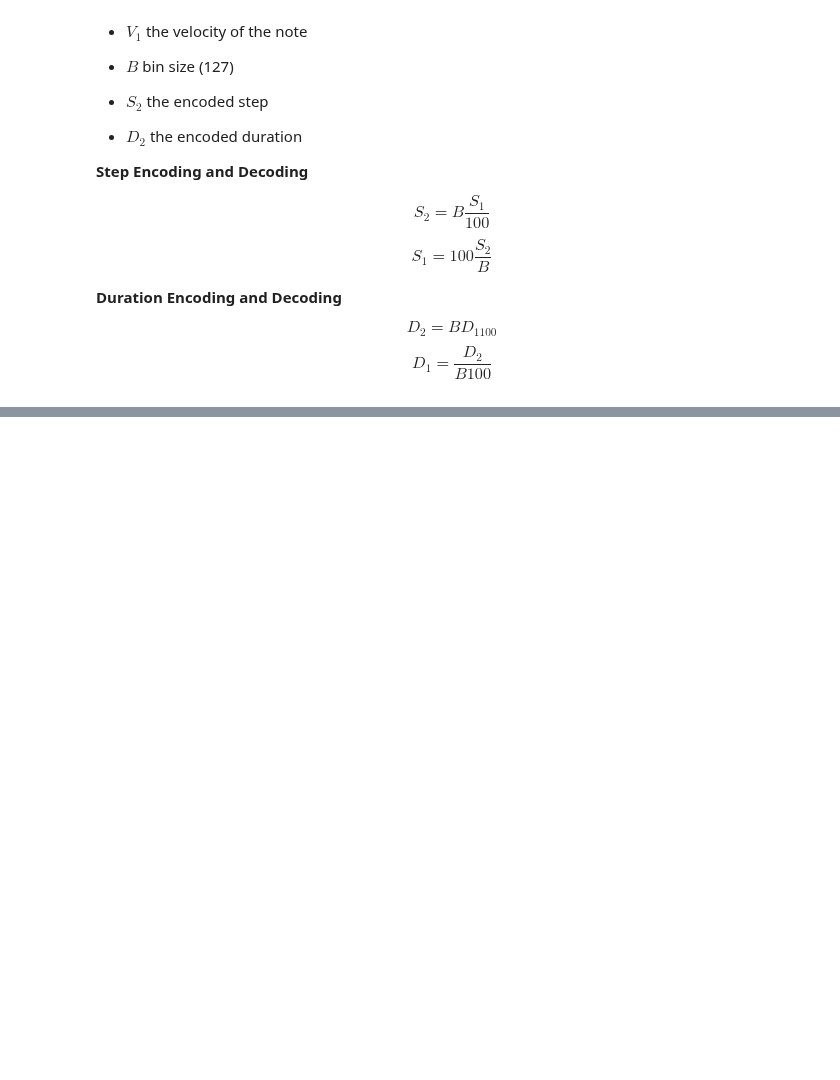
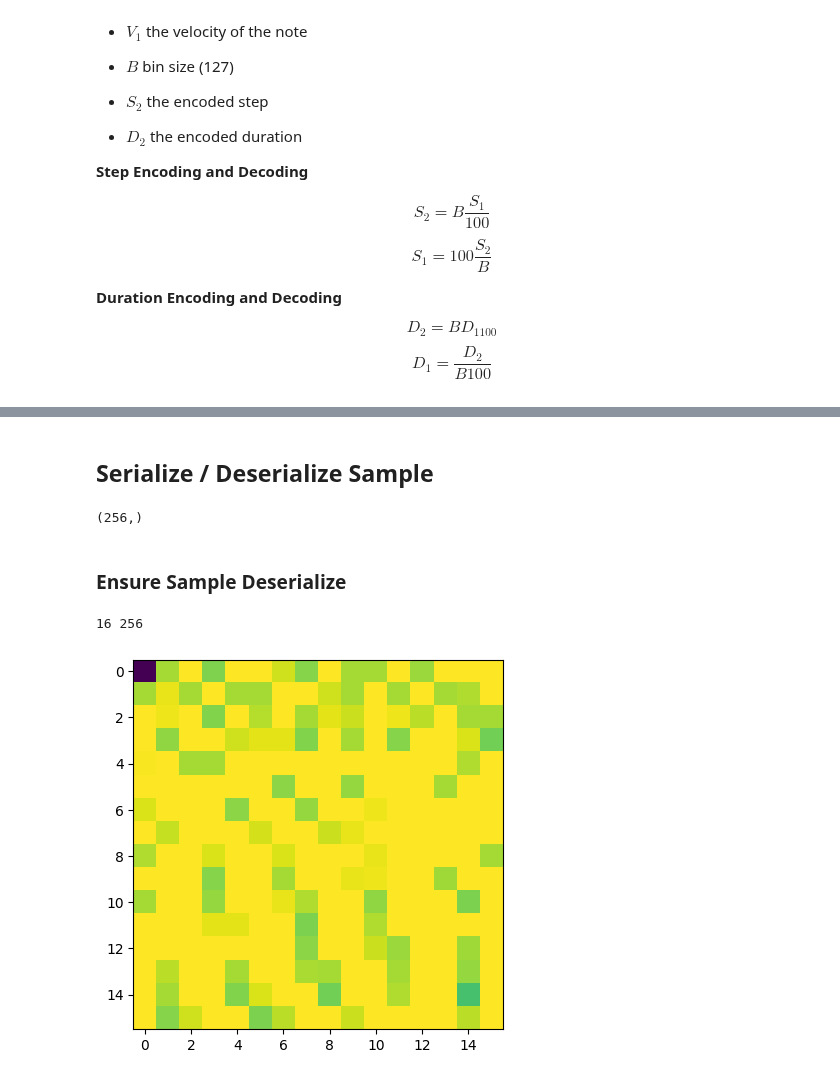
Before and after one commit to robrohan/AUT, a Jupyter notebook: Report2/spike_midi.ipynb, the cells around one changed output, grey strips where cells are left out. Cells and saved outputs as stored; diff of their text form; code cells hidden in the pictures; blank space fills up the shorter version.

Commit message:
Serialzing data to disk

```diff
--- a/Report2/spike_midi.ipynb
+++ b/Report2/spike_midi.ipynb
@@ -81 +91,3 @@ midichar.decode_midi(notes=enc,
 <pretty_midi.pretty_midi.PrettyMIDI at 0x...>
+# %% [markdown]
+## Serialize / Deserialize Sample
@@ -81,0 +96,15 @@ midichar.decode_midi(notes=enc,
+# %%
+ary = midichar.deserialize_notes("test.data")
+print(ary.shape)
+# %% [output]
+(256,)
+# %% [markdown]
+### Ensure Sample Deserialize
+# %%
+sqr = int(math.sqrt(ITEM_SIZE))
+print(sqr, ITEM_SIZE)
+plt.imshow(np.reshape(ary, (-1,sqr)))
+plt.show()
+# %% [output]
+16 256
+[figure, added]
```
Also changed, not shown: parts of 11 cells of this notebook, 2 other files.
